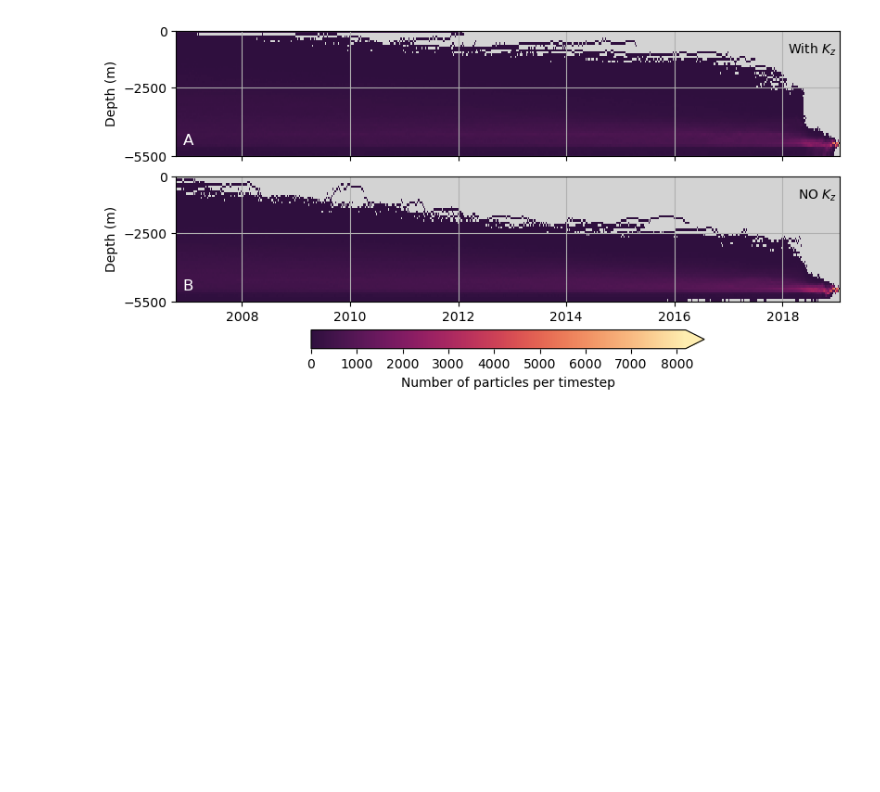
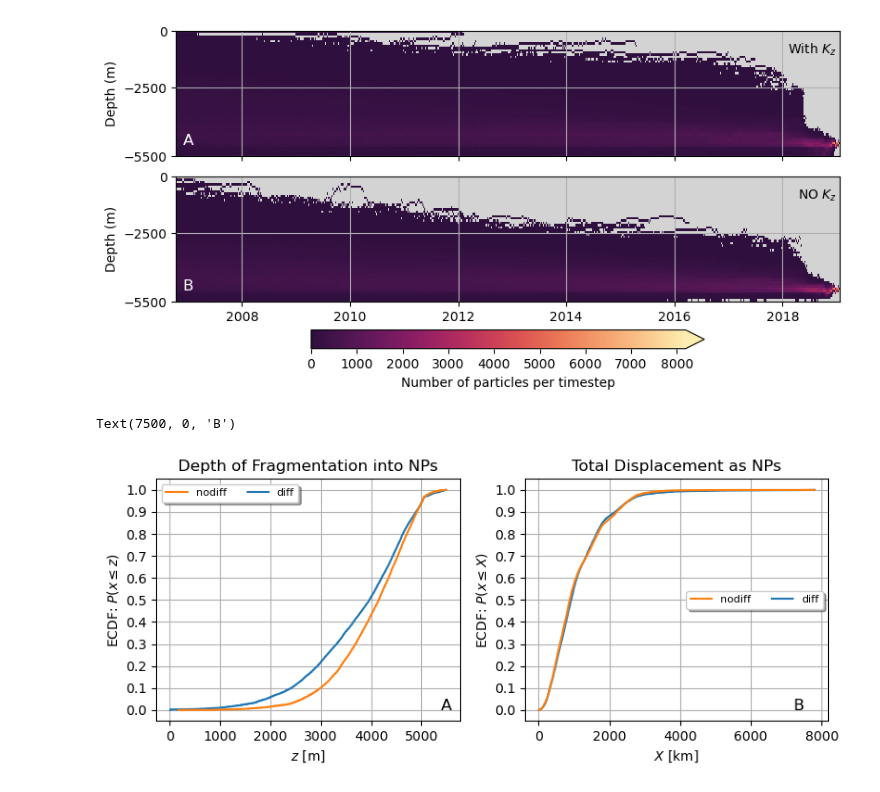
Before and after one commit to OceanParcels/Backtracking_Abyssal_Nanoplastics, a Jupyter notebook: python/SI_diffvsnodiff.ipynb, the cells around one changed output. Drawn from its saved outputs; the diff is of its cells as text; code cells hidden in the pictures; blank space fills up the shorter version.

```diff
--- a/python/SI_diffvsnodiff.ipynb
+++ b/python/SI_diffvsnodiff.ipynb
@@ -136,2 +135,49 @@ fig.savefig('../article_figs/DiffvsNoDiff_vertical_distributions.png', dpi=300,
 # %% [output]
 [figure]
+# %%
+fig, ax = plt.subplots(1, 2, figsize=(8, 3.5), tight_layout=True)
+
+for j, ft in enumerate(sim_names):
+
+    x, y = funk.ecdf(abs(frag_into_NPs[ft]['depths']), normalized=True,
+                     invert=False)
+    ax[0].plot(x, y, drawstyle='steps-post', label=ft)
+
+    x, y = funk.ecdf(frag_into_NPs[ft]['displacement']/1e3, normalized=True,
+                     invert=False)
+    ax[1].plot(x, y, drawstyle='steps-post', label=ft)
+
+
+handles, labels = ax[0].get_legend_handles_labels()
+handles = handles[::-1]
+labels = labels[::-1]
+
+ax[0].legend(handles, labels, fontsize=8, shadow=True, ncol=2,
+             loc='upper left')
+ax[1].legend(handles, labels, fontsize=8, shadow=True, ncol=2,
+             loc='center right')
+
+# ax[1].semilogx()
+ax[0].set_xlabel('$z$ [m]')
+ax[0].set_ylabel(r'ECDF: $P(x \leq z)$')
+ax[0].set_title('Depth of Fragmentation')
+
+ax[1].set_xlabel(r'$X$ [km]')
+ax[1].set_ylabel(r'ECDF: $P(x \leq X)$')
+ax[1].set_title('Total Displacement')
+
+
+gridy = np.linspace(0, 1, 11)
+ax[0].set_yticks(gridy)
+ax[1].set_yticks(gridy)
+
+ax[0].grid()
+ax[1].grid()
+
+ax[0].text(5600, 0, r'A', fontsize=12,
+               ha='right')
+ax[1].text(7500, 0, r'B', fontsize=12,
+               ha='right')
+# %% [output]
+Text(7500, 0, 'B')
+[figure, added]
```
Also changed, not shown: parts of 4 cells of this notebook, 3 other files.
